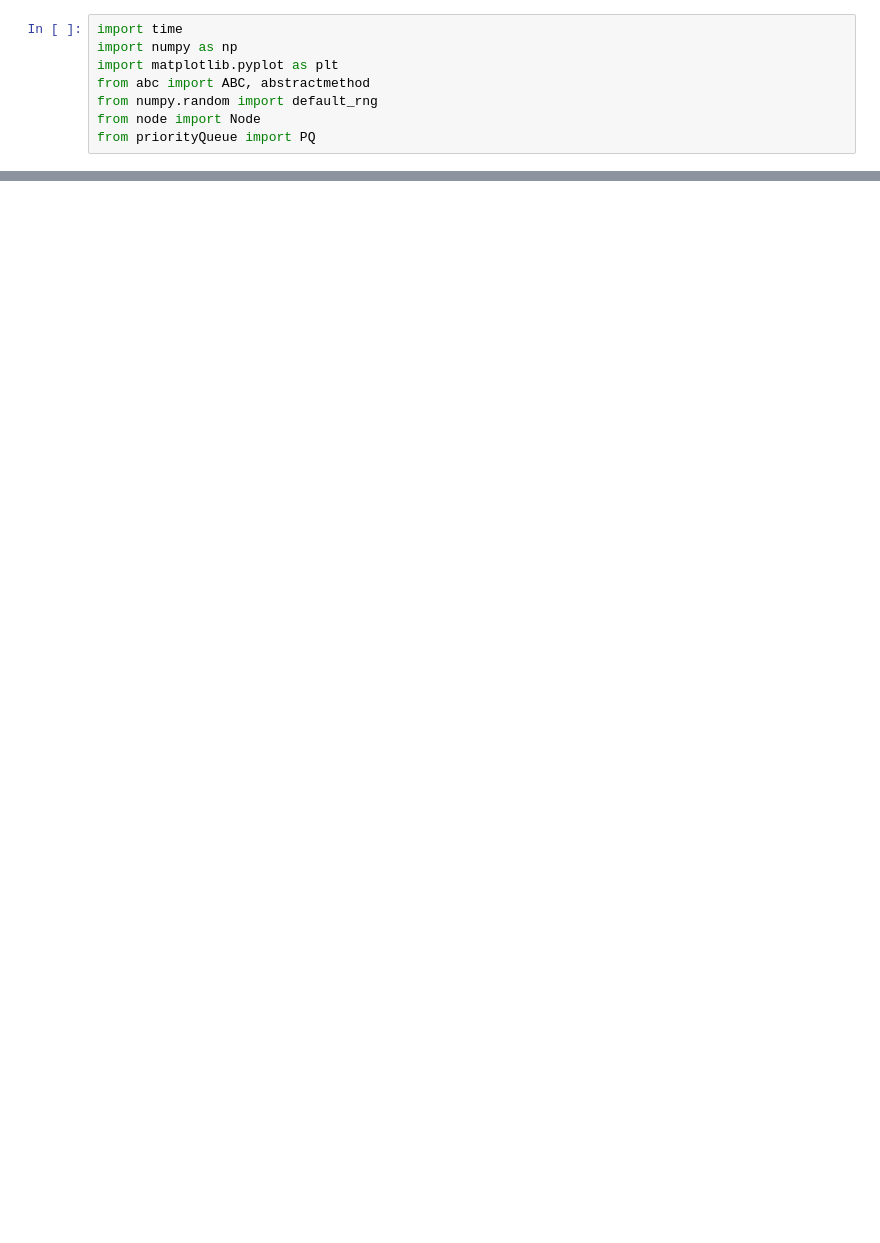
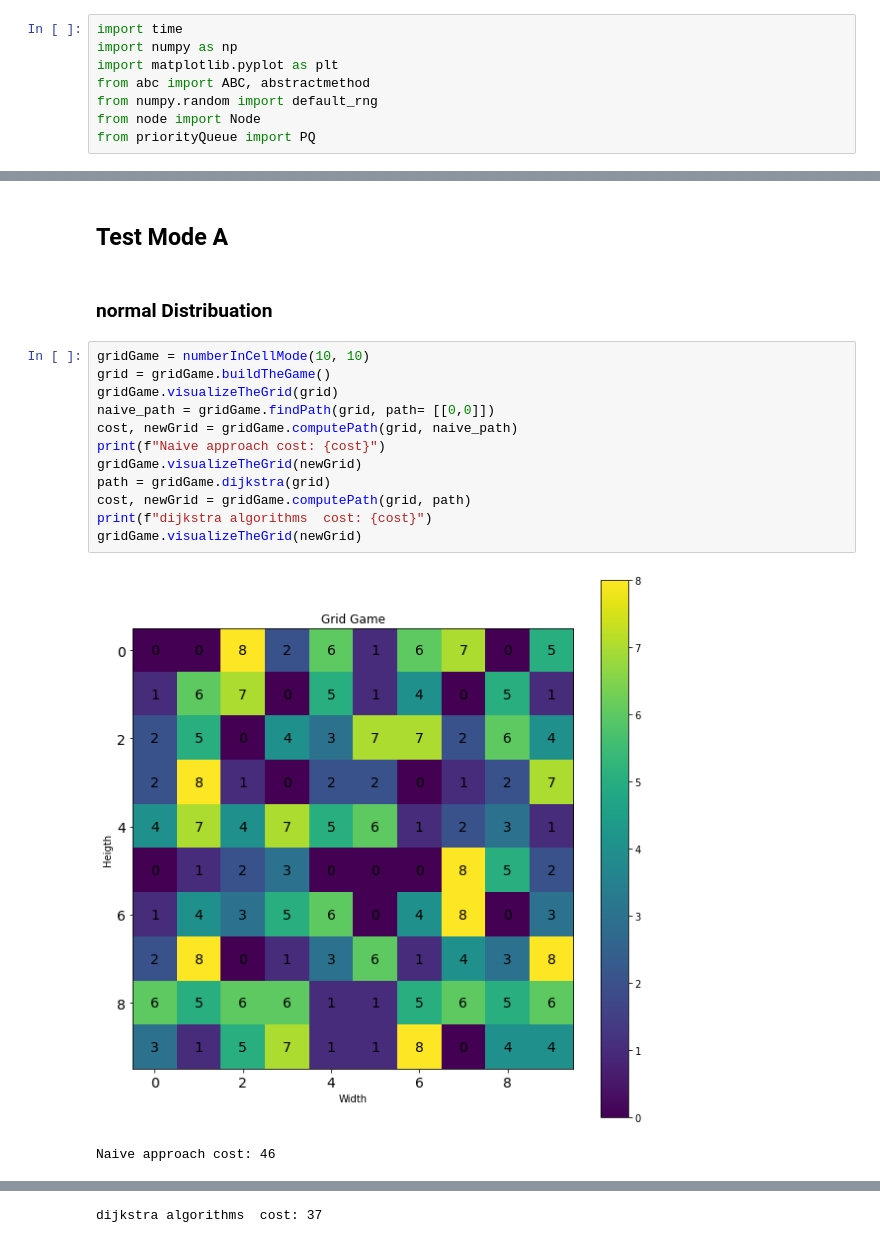
Before and after one commit to Khaliladib11/GridGame, a Jupyter notebook: Grid Game.ipynb, the cells around one changed output, grey strips where cells are left out. Drawn from its saved outputs; the diff is of its cells as text; blank space fills up the shorter version.

```diff
--- a/Grid Game.ipynb
+++ b/Grid Game.ipynb
@@ -451,0 +450,19 @@ The total cost is: 57
+# %% [markdown]
+## Test Mode A
+# %% [markdown]
+### normal Distribuation
+# %%
+gridGame = numberInCellMode(10, 10)
+grid = gridGame.buildTheGame()
+gridGame.visualizeTheGrid(grid)
+naive_path = gridGame.findPath(grid, path= [[0,0]])
+cost, newGrid = gridGame.computePath(grid, naive_path)
+print(f"Naive approach cost: {cost}")
+gridGame.visualizeTheGrid(newGrid)
+path = gridGame.dijkstra(grid)
+cost, newGrid = gridGame.computePath(grid, path)
+print(f"dijkstra algorithms  cost: {cost}")
+gridGame.visualizeTheGrid(newGrid)
+# %% [output]
+[figure, added]
+Naive approach cost: 46
@@ -451,0 +470 @@ The total cost is: 57
+dijkstra algorithms  cost: 37
```
Also changed, not shown: parts of 38 cells of this notebook.
